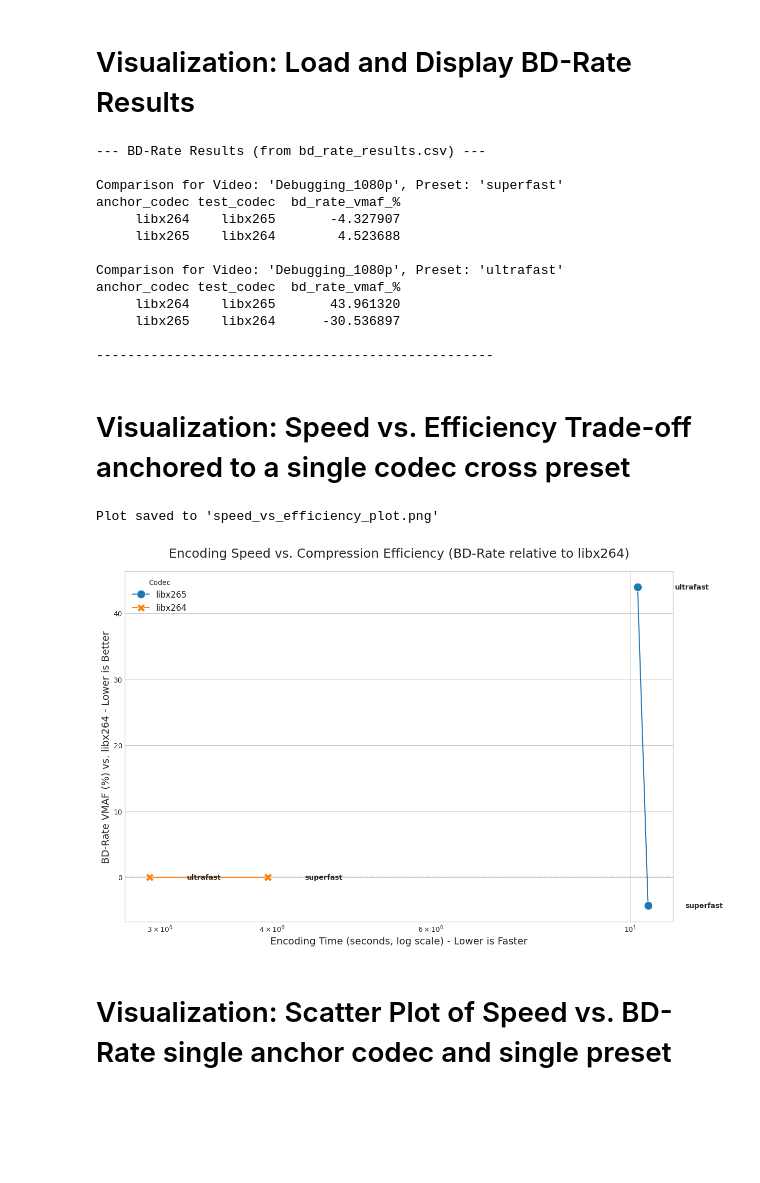
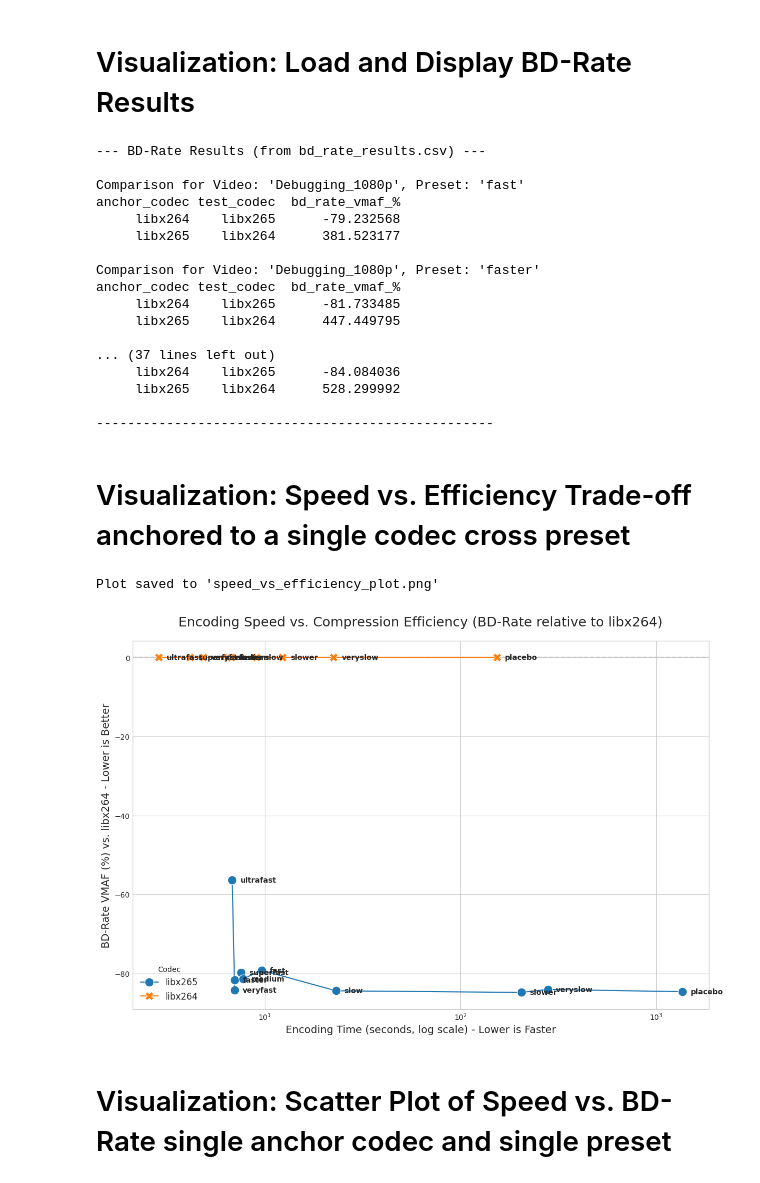
Before and after one commit to sanchezcarballlido/multimedia-benchmark, a Jupyter notebook: notebooks/analysis_experiment.ipynb, the cells around one changed output. Drawn from its saved outputs; the diff is of its cells as text; code cells hidden in the pictures; blank space fills up the shorter version.

```diff
--- a/notebooks/analysis_experiment.ipynb
+++ b/notebooks/analysis_experiment.ipynb
@@ -13,7 +13,7 @@ import seaborn as sns
 Load the results data from 'results/.../combined_data.csv' into a pandas DataFrame.
 # %%
 # Load experiment results
-data_path = '../results/template_experiment_2025-06-19_12-28-10/combined_data.csv'
+data_path = '../results/template_experiment_2025-06-30_11-14-17/combined_data.csv'
 df = pd.read_csv(data_path)
 df
 # %% [output]
@@ -88,15 +100,19 @@ else:
 # %% [output]
 --- BD-Rate Results (from bd_rate_results.csv) ---
 
-Comparison for Video: 'Debugging_1080p', Preset: 'superfast'
+Comparison for Video: 'Debugging_1080p', Preset: 'fast'
 anchor_codec test_codec  bd_rate_vmaf_%
-     libx264    libx265       -4.327907
-     libx265    libx264        4.523688
+     libx264    libx265      -79.232568
+     libx265    libx264      381.523177
 
-Comparison for Video: 'Debugging_1080p', Preset: 'ultrafast'
+Comparison for Video: 'Debugging_1080p', Preset: 'faster'
 anchor_codec test_codec  bd_rate_vmaf_%
-     libx264    libx265       43.961320
-     libx265    libx264      -30.536897
+     libx264    libx265      -81.733485
+     libx265    libx264      447.449795
+
+... (37 lines left out)
+     libx264    libx265      -84.084036
+     libx265    libx264      528.299992
 
 ---------------------------------------------------
 # %% [markdown]
@@ -161,35 +177,35 @@ else:
         markersize=12,
         dashes=False,
         ax=ax
     )
 
     # Set the x-axis to a logarithmic scale for better visualization
-    #ax.set_xscale('log')
+    ax.set_xscale('log')
 
     # Add labels for each data point (preset name)
     for idx, row in df_plot.iterrows():
         ax.text(row['cpu_time_seconds'] * 1.1, row['bd_rate_vmaf_%'], row['preset'],
                 fontsize=10, va='center', fontweight='bold')
 
     # Add a horizontal reference line at y=0
     ax.axhline(0, ls='--', color='gray', zorder=0)
 
     # --- Final Touches ---
     ax.set_title(f'Encoding Speed vs. Compression Efficiency (BD-Rate relative to {ANCHOR_CODEC})', fontsize=18, pad=20)
     ax.set_xlabel('Encoding Time (seconds, log scale) - Lower is Faster', fontsize=14)
     ax.set_ylabel(f'BD-Rate VMAF (%) vs. {ANCHOR_CODEC} - Lower is Better', fontsize=14)
     ax.legend(title='Codec', fontsize=12)
 
     # Save the figure to a file
     # The output path is relative to the notebook's location
     output_figure_path = 'speed_vs_efficiency_plot.png'
     plt.savefig(output_figure_path)
     print(f"Plot saved to '{output_figure_path}'")
 
     plt.show()
 # %% [output]
 Plot saved to 'speed_vs_efficiency_plot.png'
-[figure, old version]
+[figure, new version]
 # %% [markdown]
 # Visualization: Scatter Plot of Speed vs. BD-Rate single anchor codec and single preset
 # %%
```
Also changed, not shown: parts of 3 cells of this notebook, 7 other files.
